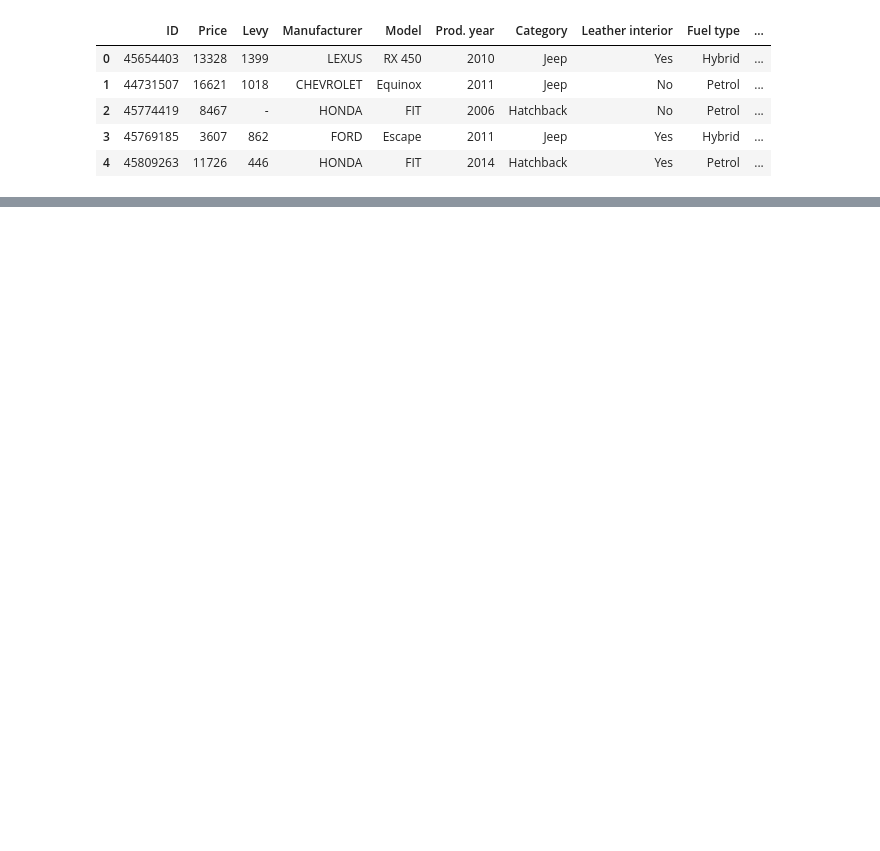
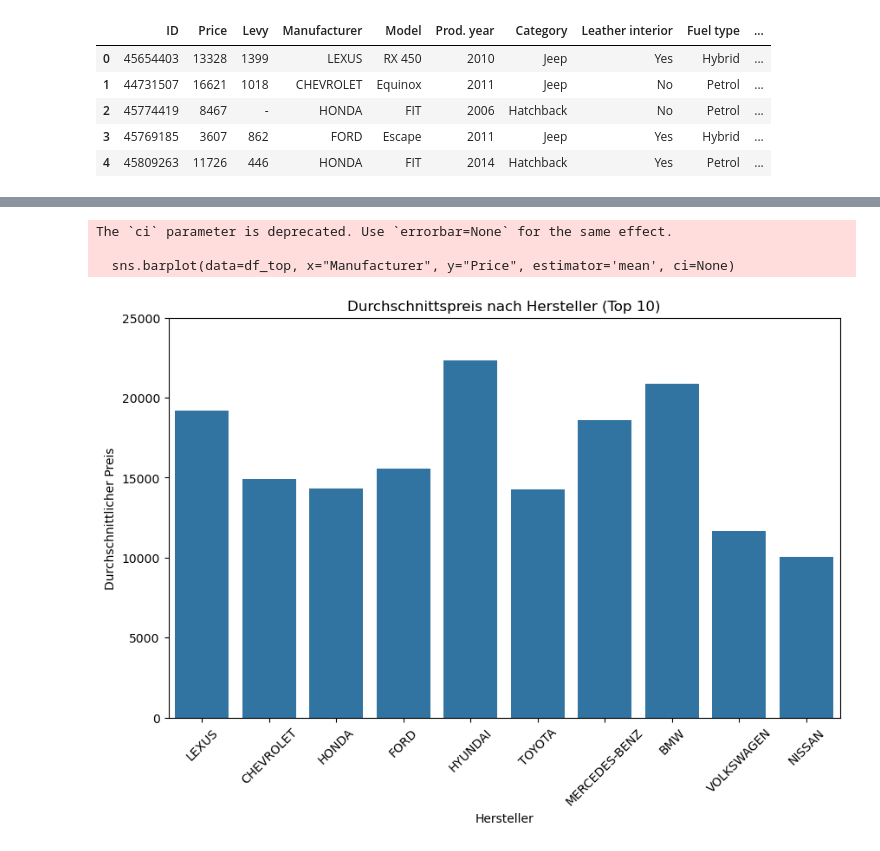
Before and after one commit to obaidullah-Mushtaq/car-price-prediction, a Jupyter notebook: car_price_analysis.ipynb, the cells around one changed output, grey strips where cells are left out. Drawn from its saved outputs; the diff is of its cells as text; code cells hidden in the pictures; blank space fills up the shorter version.

```diff
--- a/car_price_analysis.ipynb
+++ b/car_price_analysis.ipynb
@@ -18,0 +67,18 @@ df.head()
+# %%
+# Nur Top 10 Hersteller anzeigen, Durchschnittspreis
+top_manu = df["Manufacturer"].value_counts().head(10).index
+df_top = df[df["Manufacturer"].isin(top_manu)]
+
+plt.figure(figsize=(10, 6))
+sns.barplot(data=df_top, x="Manufacturer", y="Price", estimator='mean', ci=None)
+plt.ylim(0, 25000)
+plt.xticks(rotation=45)
+plt.title("Durchschnittspreis nach Hersteller (Top 10)")
+plt.ylabel("Durchschnittlicher Preis")
+plt.xlabel("Hersteller")
+plt.show()
+# %% [output]
+The `ci` parameter is deprecated. Use `errorbar=None` for the same effect.
+
+  sns.barplot(data=df_top, x="Manufacturer", y="Price", estimator='mean', ci=None)
+[figure, added]
```
Also changed, not shown: parts of 22 cells of this notebook.
